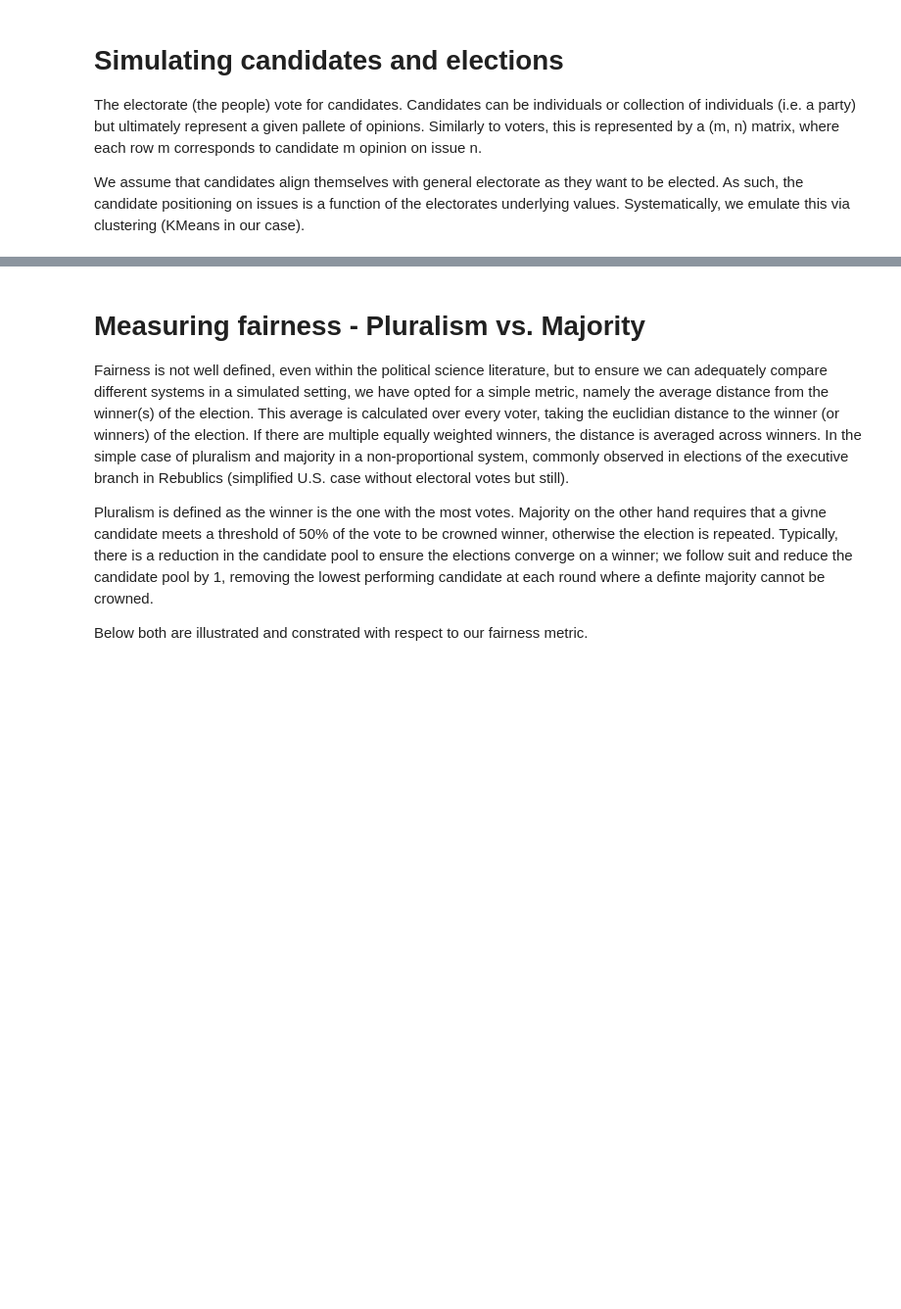
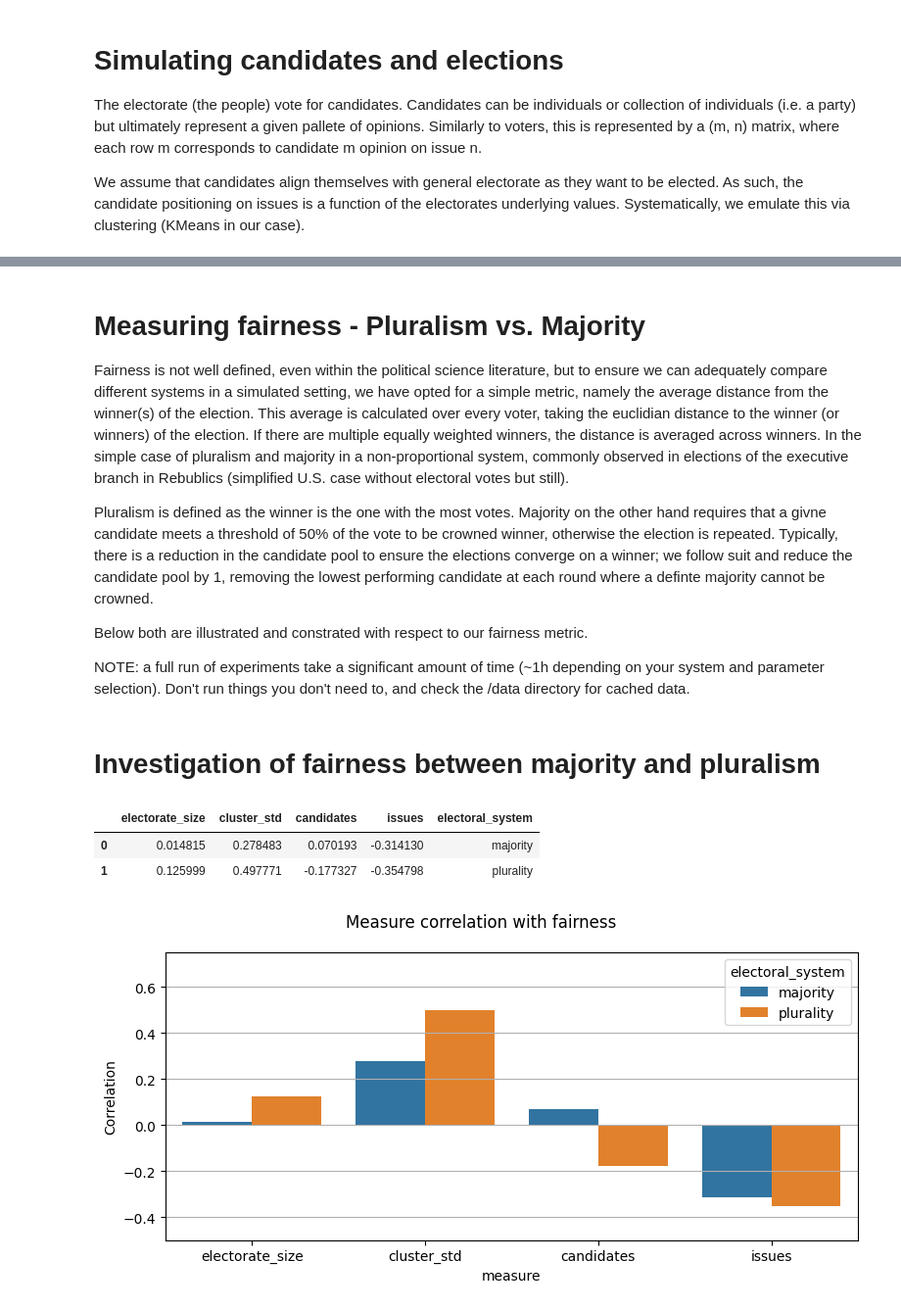
Before and after one commit to Expan75/complex-simulation-project, a Jupyter notebook: experiments.ipynb, the cells around one changed output, grey strips where cells are left out. Shown at 98% size. Cells and saved outputs as stored; diff of their text form; code cells hidden in the pictures; blank space fills up the shorter version.

```diff
--- a/experiments.ipynb
+++ b/experiments.ipynb
@@ -98,3 +98,5 @@ Fairness is not well defined, even within the political science literature, but
 Pluralism is defined as the winner is the one with the most votes. Majority on the other hand requires that a givne candidate meets a threshold of 50% of the vote to be crowned winner, otherwise the election is repeated. Typically, there is a reduction in the candidate pool to ensure the elections converge on a winner; we follow suit and reduce the candidate pool by 1, removing the lowest performing candidate at each round where a definte majority cannot be crowned.
 
 Below both are illustrated and constrated with respect to our fairness metric.
+
+NOTE: a full run of experiments take a significant amount of time (~1h depending on your system and parameter selection). Don't run things you don't need to, and check the /data directory for cached data.
@@ -100,0 +162,2 @@ Below both are illustrated and constrated with respect to our fairness metric.
+# %% [markdown]
+# Investigation of fairness between majority and pluralism
@@ -100,0 +168,38 @@ Below both are illustrated and constrated with respect to our fairness metric.
+# %%
+majority_subset = results_df[majority].drop(["electoral_system"], axis=1)
+plurality_subset = results_df[plurality].drop(["electoral_system"], axis=1)
+# %%
+# vector of correlation with fairness for both systems
+majority_corr_record = dict(**majority_subset.corrwith(majority_subset.fairness), **{"electoral_system": "majority"})
+plurality_corr_record = dict(**plurality_subset.corrwith(plurality_subset.fairness), **{"electoral_system": "plurality"})
+# %%
+# compose to make plotting easier
+corr_df = pd.DataFrame.from_records([majority_corr_record, plurality_corr_record]).drop(["clusters", "fairness"], axis=1)
+# %%
+corr_df
+# %% [output]
+|  | electorate_size | cluster_std | candidates | issues | electoral_system |
+| 0 | 0.014815 | 0.278483 | 0.070193 | -0.314130 | majority |
+| 1 | 0.125999 | 0.497771 | -0.177327 | -0.354798 | plurality |
+# %%
+# convert to long to enable bar plot
+long_corr_cols = ["measure", "value", "electoral_system"]
+long_corr_df = pd.DataFrame(columns=long_corr_cols)
+
+for system in ["majority", "plurality"]:
+    for measure in corr_df.columns:
+        for value in corr_df[ corr_df.electoral_system == system ][measure]:
+            row = pd.DataFrame.from_records([{ "measure": measure, "value": value, "electoral_system": system }])
+            long_corr_df = pd.concat([long_corr_df, row])
+
+long_corr_df = long_corr_df.reset_index().drop("index", axis=1).drop([4, 9], axis=0)
+# %%
+fig, ax1 = plt.subplots(1, 1, figsize=(8, 4), tight_layout=True)
+sns.barplot(data=long_corr_df, x="measure", y="value", hue="electoral_system", ax=ax1)
+ax1.set_ylim([-0.5, 0.75])
+ax1.grid(axis="y")
+ax1.set_ylabel("Correlation")
+fig.suptitle("Measure correlation with fairness")
+plt.show()
+# %% [output]
+[figure, added]
```
Also changed, not shown: parts of 6 cells of this notebook, 6 other files.
